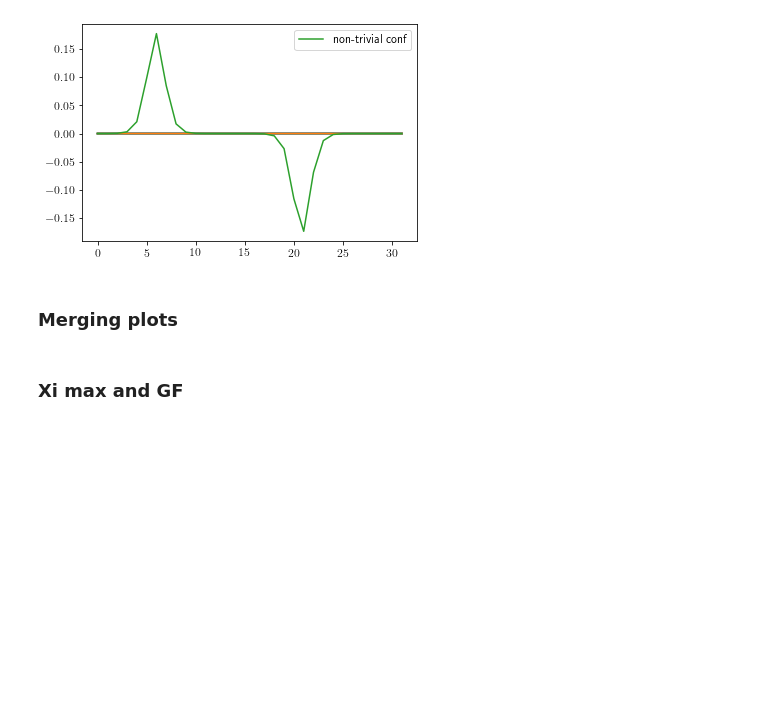
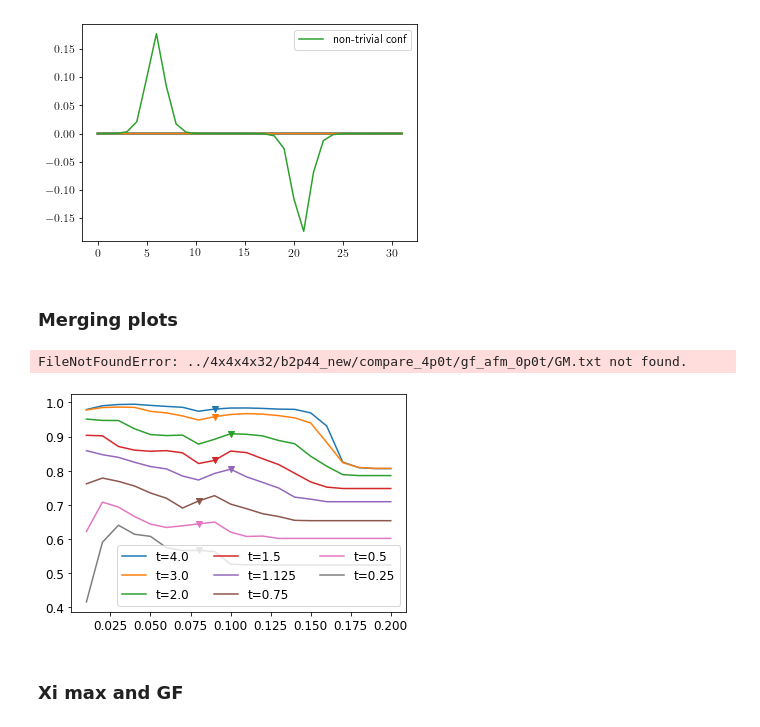
Before and after one commit to Ivan-Soler/AFM, a Jupyter notebook: main.ipynb, the cells around one changed output. Saved outputs shown, nothing was run; the diff lists cells and outputs as text; code cells hidden in the pictures; blank space fills up the shorter version.

```diff
--- a/main.ipynb
+++ b/main.ipynb
@@ -122,21 +117,24 @@ plt.show()
 # %% [markdown]
 ### Merging plots
 # %%
-for observable in ("GM", "RPO"):
-    folder="../ssd/filtering/4x4x4x32/b2p44_new/"
-    for measure in ("gf_afm_4p0t/", "gf_afm_3p0t/", "gf_afm_2p0t/", "gf_afm_1p125t/", "gf_afm_0p75t/", "gf_afm_0p5t/", "gf_afm_0p25t/"):
-        time=re.sub("gf_afm", "", measure)
-        time=re.sub("t","", time)
-        time=re.sub("p",".", time)
-        time=re.sub("/","", time)
-        time=re.sub("_","", time)
-        data=np.loadtxt(folder+measure+observable+".txt")
-        ov_max, susy_max=np.loadtxt(folder+measure+"end_spectrum.txt")
-        plt.plot(data[1],data[0], label="t="+time)
-        plt.legend(loc="lower right", ncol=3)
-        plt.scatter(susy_max[0],data[0,int(susy_max[1])], marker="v")
-    plt.savefig(folder+observable+"_2t.pdf")
-    plt.close()
+observable="GM"
+folder="../4x4x4x32/b2p44_new/compare_4p0t/"
+for measure in ("gf_afm_4p0t/", "gf_afm_3p0t/", "gf_afm_2p0t/", "gf_afm_1p5t/", "gf_afm_1p125t/", "gf_afm_0p75t/", "gf_afm_0p5t/", "gf_afm_0p25t/", "gf_afm_0p0t/"):
+    time=re.sub("gf_afm", "", measure)
+    time=re.sub("t","", time)
+    time=re.sub("p",".", time)
+    time=re.sub("/","", time)
+    time=re.sub("_","", time)
+    data=np.loadtxt(folder+measure+observable+".txt")
+    ov_max, susy_max=np.loadtxt(folder+measure+"end_spectrum.txt")
+    plt.plot(data[1],data[0], label="t="+time)
+    plt.legend(loc="lower right", ncol=3)
+    plt.scatter(susy_max[0],data[0,int(susy_max[1])], marker="v")
+plt.savefig(folder+observable+"_4t.pdf")
+plt.close()
+# %% [output]
+FileNotFoundError: ../4x4x4x32/b2p44_new/compare_4p0t/gf_afm_0p0t/GM.txt not found.
+[figure, added]
 # %% [markdown]
 ### Xi max and GF
 # %%
```
Also changed, not shown: parts of 4 cells of this notebook, 2 other files.
